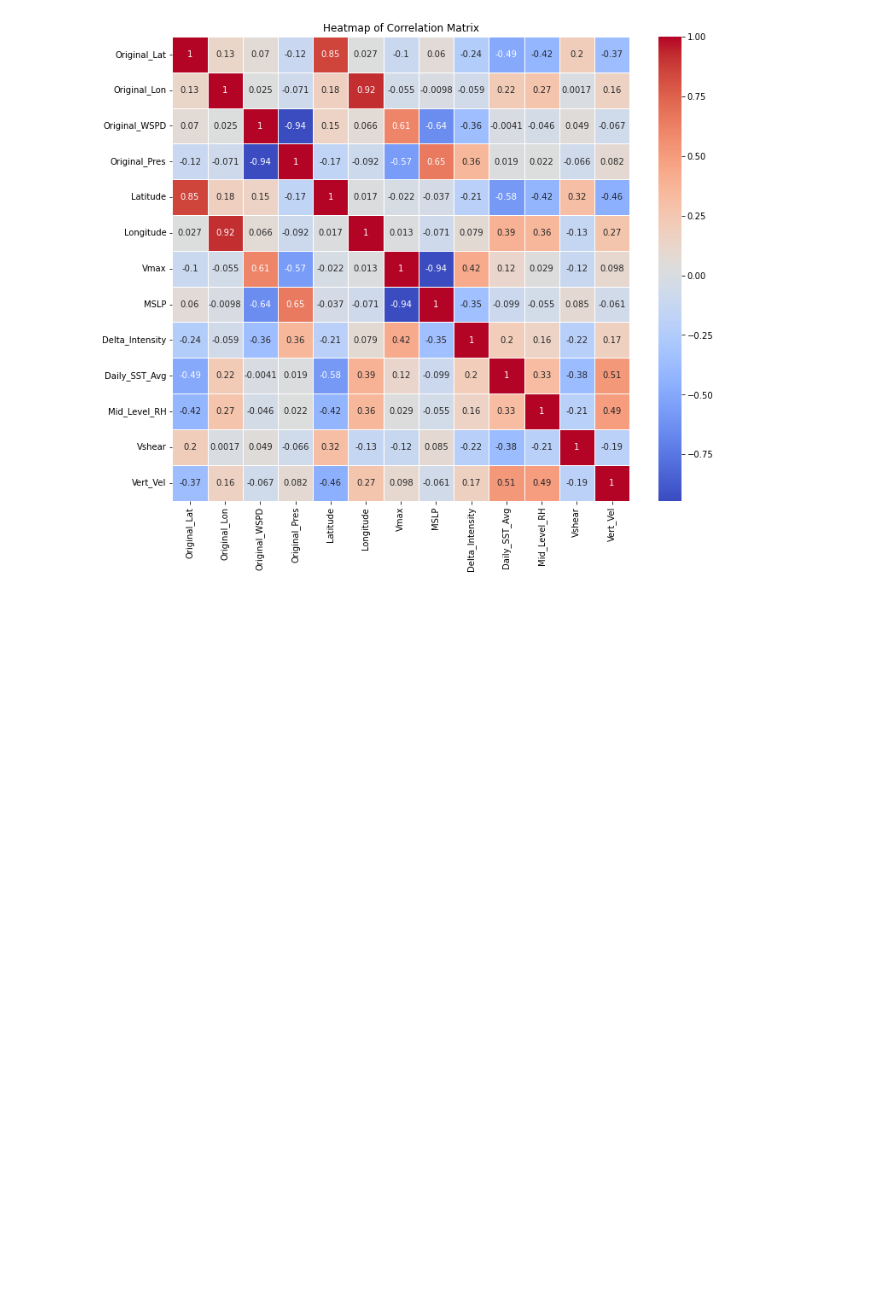
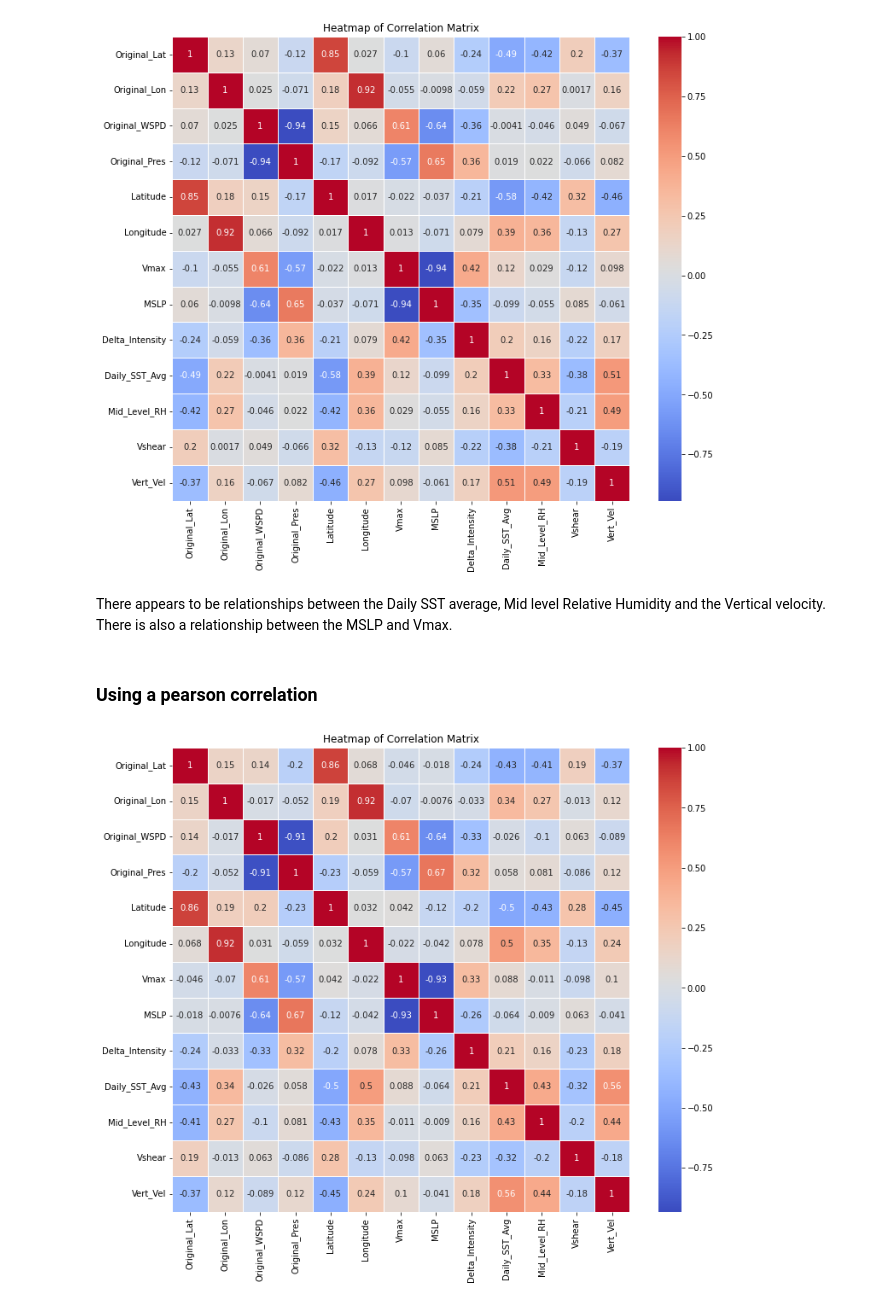
Before and after one commit to UW-MLGEO/MLGEO2024_TC_Tracks_Intensity, a Jupyter notebook: notebooks/EDA.ipynb, the cells around one changed output. Saved outputs shown, nothing was run; the diff lists cells and outputs as text; code cells hidden in the pictures; blank space fills up the shorter version.

```diff
--- a/notebooks/EDA.ipynb
+++ b/notebooks/EDA.ipynb
@@ -179,3 +156,16 @@ plt.title('Heatmap of Correlation Matrix')
 plt.show()
 # %% [output]
 [figure]
+# %% [markdown]
+There appears to be relationships  between the Daily SST average, Mid level Relative Humidity and the Vertical velocity. There is also a relationship between the MSLP and Vmax.
+# %% [markdown]
+### Using a pearson correlation
+# %%
+plt.figure(figsize=(12, 10))
+correlation_matrix = ai_ready_data.drop(columns=['Times', 'Code', 'Original_Times',
+                                                 'Nature', 'Name']).corr(method='spearman')
+sns.heatmap(correlation_matrix, annot=True, cmap='coolwarm', linewidths=0.5)
+plt.title('Heatmap of Correlation Matrix')
+plt.show()
+# %% [output]
+[figure, added]
```
Also changed, not shown: parts of 10 cells of this notebook.
